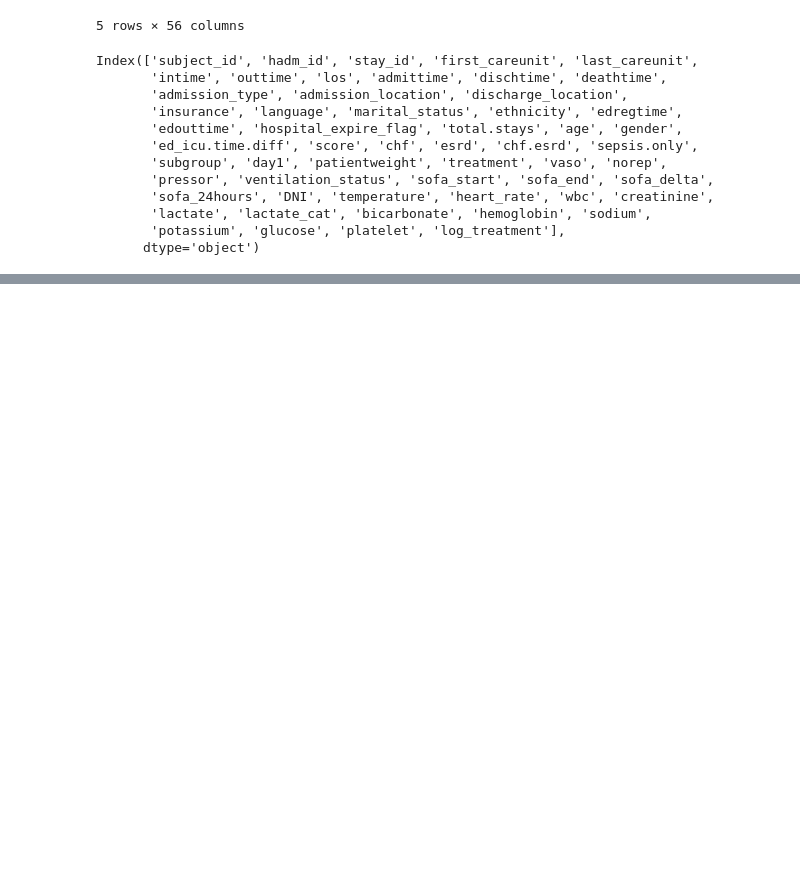
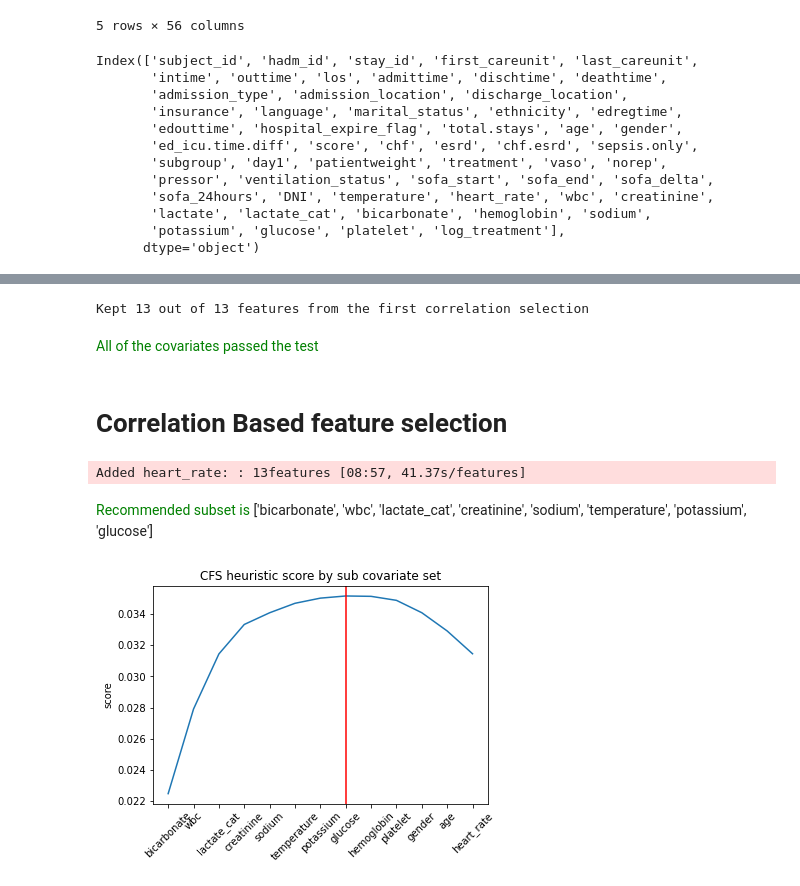
Before and after one commit to arnaud39/tarNET_continuous, a Jupyter notebook: data_exploration.ipynb, the cells around one changed output, grey strips where cells are left out. Drawn from its saved outputs; the diff is of its cells as text; code cells hidden in the pictures; blank space fills up the shorter version.

```diff
--- a/data_exploration.ipynb
+++ b/data_exploration.ipynb
@@ -63,0 +241,44 @@ from data.analysisTool import cfs, remove_features
+# %%
+df_corr = (corr_matrix.where(np.triu(np.ones(corr_matrix.shape), k=1).astype(np.bool))>0.9).stack().sort_values(ascending=False).reset_index()
+dict_ = df_corr[df_corr[df_corr.columns[-1]]==True][['level_0','level_1']].to_dict('index')
+set_ = set(map(lambda x: frozenset(x.values()), dict_.values()))
+
+from data.analysisTool import remove_features
+
+
+initial_features = set(df_x.columns)
+features_to_remove = remove_features(set_)
+print("Kept {} out of {} features from the first correlation selection".format(len(initial_features)-len(features_to_remove),len(initial_features)))
+
+new_features = initial_features.difference(*list(features_to_remove))
+new_features_ = [col for col in df_x.columns if col in new_features or col in frozens]
+
+warning_([col for col in new_features_ if col not in new_features])
+df_x = df_x.loc[:,new_features_]
+# %% [output]
+Kept 13 out of 13 features from the first correlation selection
+<span style="color: green">All of the covariates passed the test</span>
+# %% [markdown]
+# Correlation Based feature selection
+# %%
+from data.analysisTool import cfs
+import pprint
+
+cfs_ = {output: list(zip(*cfs(df_x ,df_y[output], min_features=len(df_x.columns)-1))) for output in df_y.columns}
+# %% [output]
+Added heart_rate: : 13features [08:57, 41.37s/features]
+# %%
+import matplotlib.pyplot as plt
+
+res = next(iter(cfs_.values()))
+x, labels = [x[1] for x in res], [x[0] for x in res]
+plt.plot(x)
+plt.xticks(range(0, len(res)), labels, rotation=45)
+plt.ylabel("score")
+plt.axvline(x=x.index(max(x)), color="red")
+plt.title("CFS heuristic score by sub covariate set")
+
+display(Markdown('<span style="color: green">Recommended subset is </span> {}'.format(labels[:x.index(max(x))+1])))
+# %% [output]
+<span style="color: green">Recommended subset is </span> ['bicarbonate', 'wbc', 'lactate_cat', 'creatinine', 'sodium', 'temperature', 'potassium', 'glucose']
+[figure, added]
```
Also changed, not shown: parts of 17 cells of this notebook.
